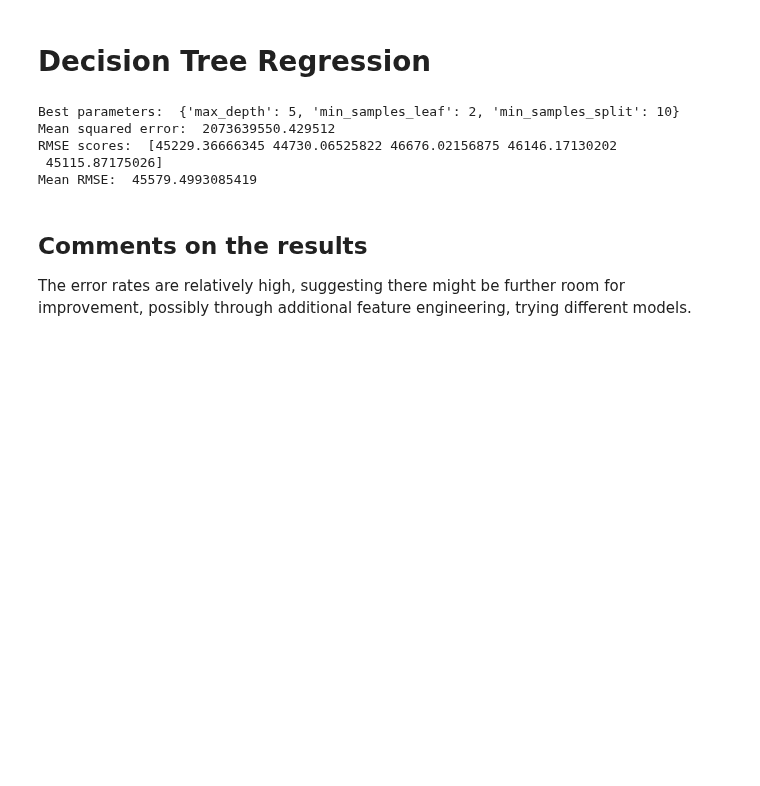
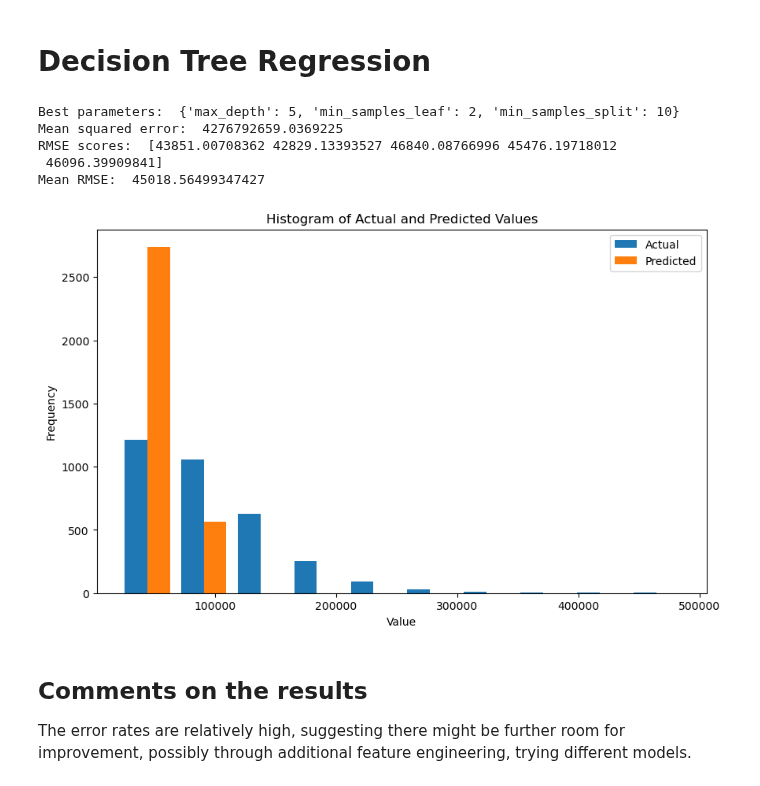
Before and after one commit to Qubi0-0/LinkedInJobSalaryPredict, a Jupyter notebook: model_testing.ipynb, the cells around one changed output. Saved outputs shown, nothing was run; the diff lists cells and outputs as text; code cells hidden in the pictures; blank space fills up the shorter version.

```diff
--- a/model_testing.ipynb
+++ b/model_testing.ipynb
@@ -119,7 +141,7 @@ regressor = DecisionTreeRegressor(random_state=0)
 grid_search = GridSearchCV(estimator=regressor, param_grid=param_grid, cv=5, scoring='neg_mean_squared_error')
 
 # Fit GridSearchCV
-grid_search.fit(X_train_scaled, y_train)
+grid_search.fit(X, y)
 
 # Print the best parameters
 print('Best parameters: ', grid_search.best_params_)
@@ -141,10 +163,21 @@ print('RMSE scores: ', rmse_scores)
 print('Mean RMSE: ', rmse_scores.mean())
 # %% [output]
 Best parameters:  {'max_depth': 5, 'min_samples_leaf': 2, 'min_samples_split': 10}
-Mean squared error:  2073639550.429512
-RMSE scores:  [45229.36666345 44730.06525822 46676.02156875 46146.17130202
- 45115.87175026]
-Mean RMSE:  45579.4993085419
+Mean squared error:  4276792659.0369225
+RMSE scores:  [43851.00708362 42829.13393527 46840.08766996 45476.19718012
+ 46096.39909841]
+Mean RMSE:  45018.56499347427
+# %%
+# Plot histogram of actual and predicted values
+plt.figure(figsize=(10, 6))
+plt.hist([y_test, y_pred], label=['Actual', 'Predicted'])
+plt.xlabel('Value')
+plt.ylabel('Frequency')
+plt.title('Histogram of Actual and Predicted Values')
+plt.legend()
+plt.show()
+# %% [output]
+[figure, added]
 # %% [markdown]
 ## Comments on the results
 The error rates are relatively high, suggesting there might be further room for improvement, possibly through additional feature engineering, trying different models.
```
Also changed, not shown: parts of 3 cells of this notebook.
